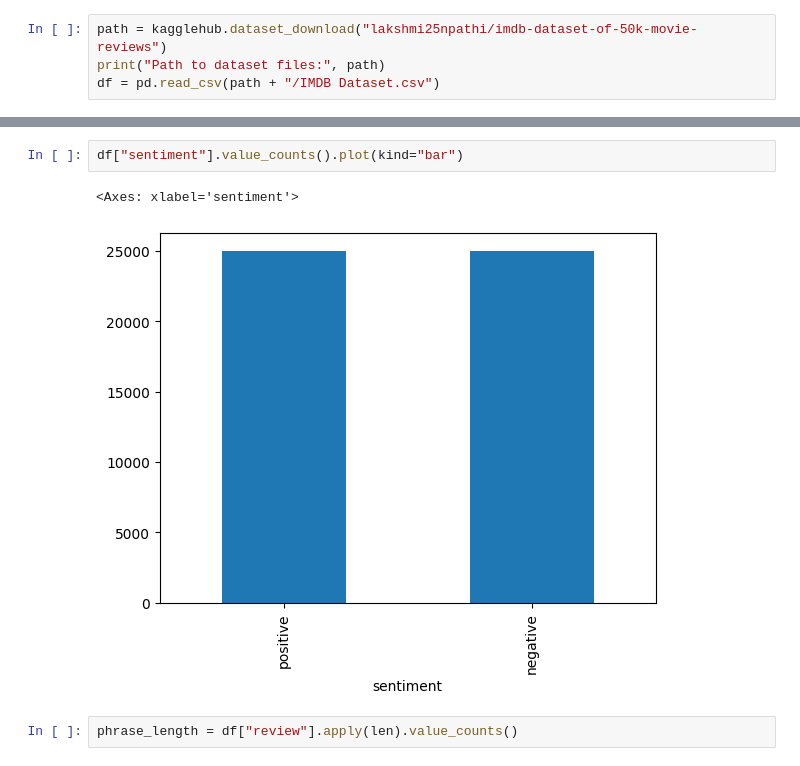
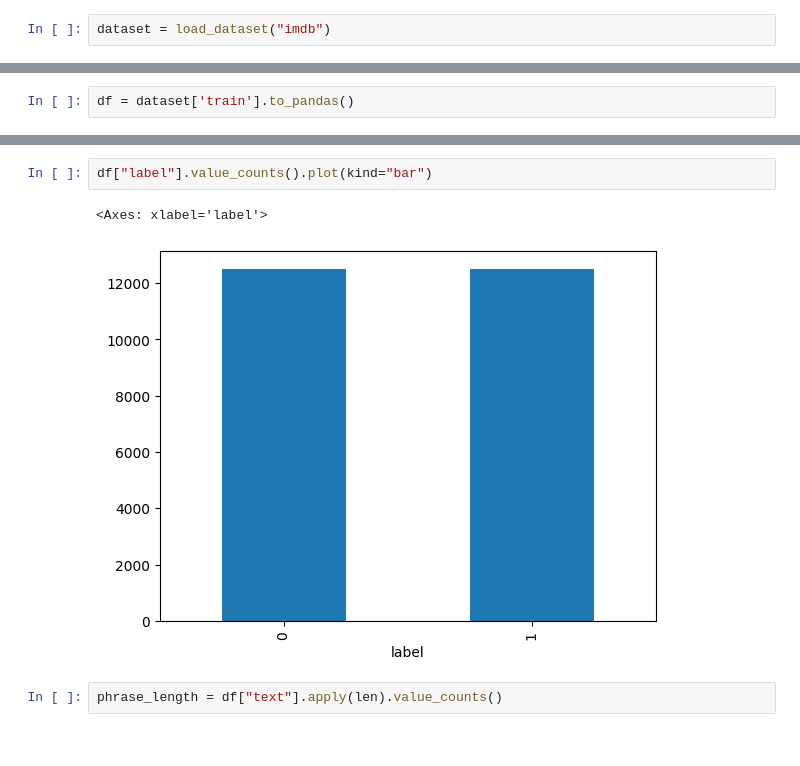
Before and after one commit to fxGRDN/ml-laby, a Jupyter notebook: list8.ipynb, the cells around one changed output, grey strips where cells are left out. Drawn from its saved outputs; the diff is of its cells as text.

```diff
--- a/list8.ipynb
+++ b/list8.ipynb
@@ -7,4 +19,2 @@ from torch.utils.data import DataLoader, Dataset
 # %%
-path = kagglehub.dataset_download("lakshmi25npathi/imdb-dataset-of-50k-movie-reviews")
-print("Path to dataset files:", path)
-df = pd.read_csv(path + "/IMDB Dataset.csv")
+dataset = load_dataset("imdb")
@@ -33,0 +21,2 @@ df.head()
+# %%
+df = dataset['train'].to_pandas()
@@ -34,10 +39,10 @@ df.head()
 # %%
-df["sentiment"].value_counts().plot(kind="bar")
+df["label"].value_counts().plot(kind="bar")
 # %% [output]
-<Axes: xlabel='sentiment'>
+<Axes: xlabel='label'>
-[figure, old version]
+[figure, new version]
 # %%
-phrase_length = df["review"].apply(len).value_counts()
+phrase_length = df["text"].apply(len).value_counts()
 # %%
 phrase_length.plot(kind="hist", bins=50, density=True)
 # %% [output]
```
Also changed, not shown: parts of 16 cells of this notebook, 4 other files.
